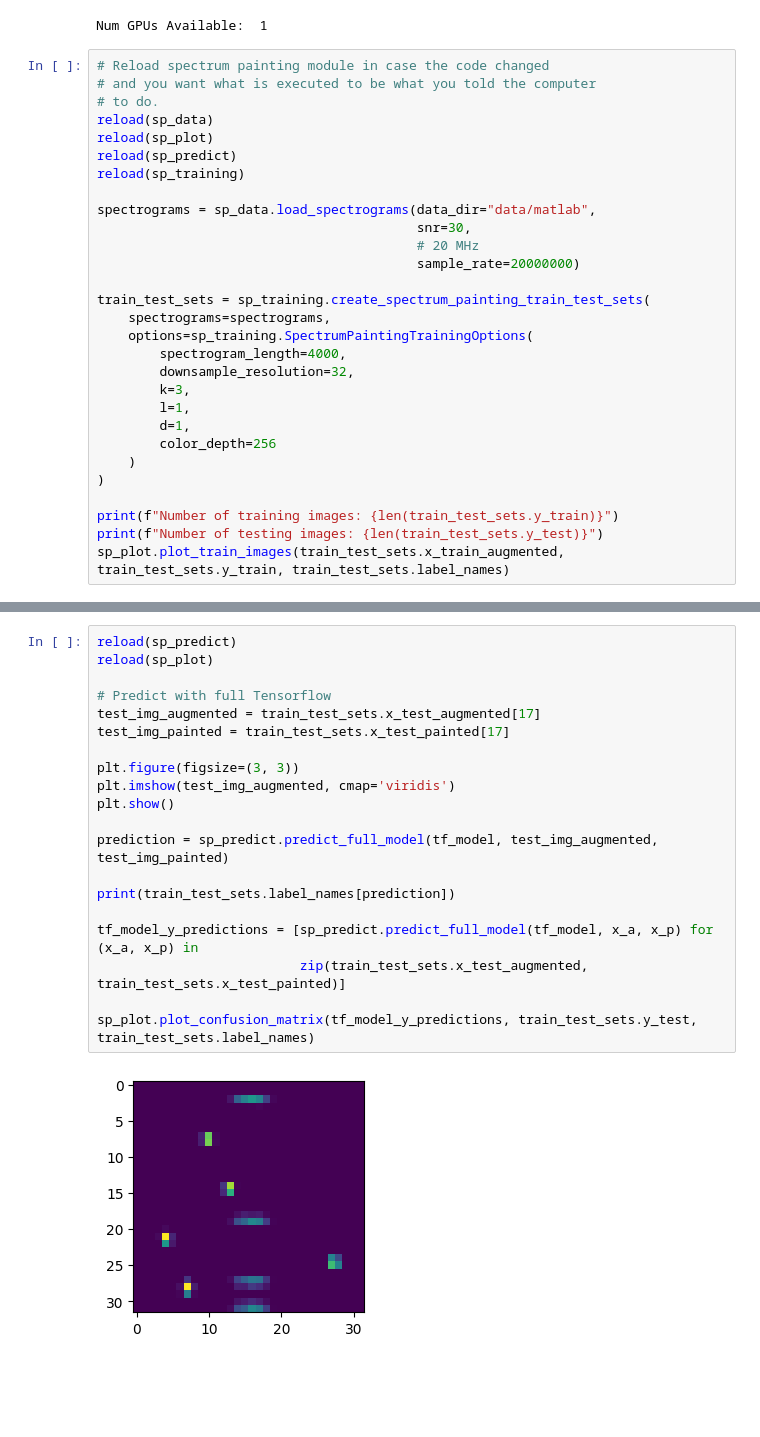
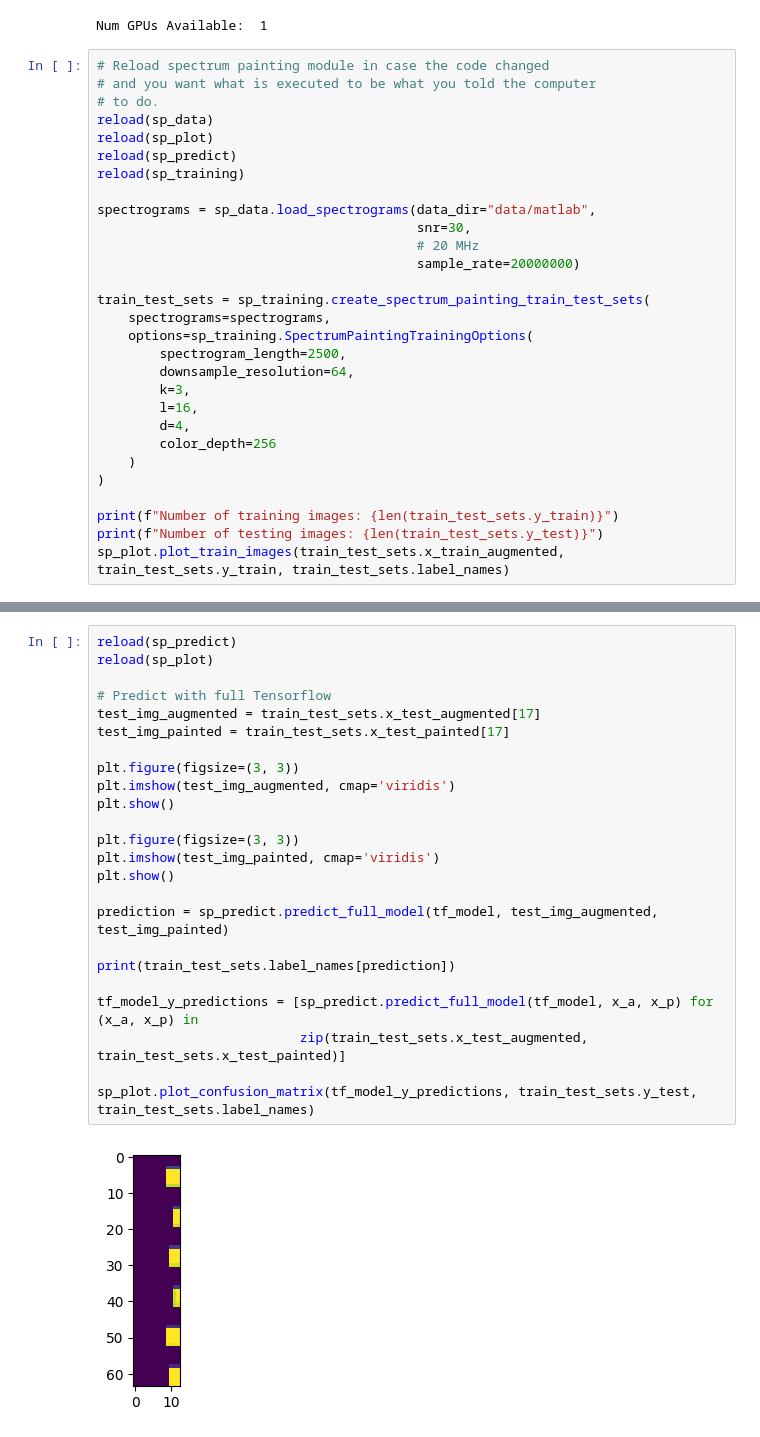
Before and after one commit to sds100/TinyMLSpectrumSensing, a Jupyter notebook: training/spectrum_painting.ipynb, the cells around one changed output, grey strips where cells are left out. Saved outputs shown, nothing was run; the diff lists cells and outputs as text; blank space fills up the shorter version.

```diff
--- a/training/spectrum_painting.ipynb
+++ b/training/spectrum_painting.ipynb
@@ -33,11 +33,11 @@ spectrograms = sp_data.load_spectrograms(data_dir="data/matlab",
 train_test_sets = sp_training.create_spectrum_painting_train_test_sets(
     spectrograms=spectrograms,
     options=sp_training.SpectrumPaintingTrainingOptions(
-        spectrogram_length=4000,
-        downsample_resolution=32,
+        spectrogram_length=2500,
+        downsample_resolution=64,
         k=3,
-        l=1,
-        d=1,
+        l=16,
+        d=4,
         color_depth=256
     )
 )
@@ -101,22 +101,26 @@ INFO:tensorflow:Assets written to: output/assets
 # %%
 reload(sp_predict)
 reload(sp_plot)
 
 # Predict with full Tensorflow
 test_img_augmented = train_test_sets.x_test_augmented[17]
 test_img_painted = train_test_sets.x_test_painted[17]
 
 plt.figure(figsize=(3, 3))
 plt.imshow(test_img_augmented, cmap='viridis')
 plt.show()
 
+plt.figure(figsize=(3, 3))
+plt.imshow(test_img_painted, cmap='viridis')
+plt.show()
+
 prediction = sp_predict.predict_full_model(tf_model, test_img_augmented, test_img_painted)
 
 print(train_test_sets.label_names[prediction])
 
 tf_model_y_predictions = [sp_predict.predict_full_model(tf_model, x_a, x_p) for (x_a, x_p) in
                           zip(train_test_sets.x_test_augmented, train_test_sets.x_test_painted)]
 
 sp_plot.plot_confusion_matrix(tf_model_y_predictions, train_test_sets.y_test, train_test_sets.label_names)
 # %% [output]
-[figure, old version]
+[figure, new version]
```
Also changed, not shown: parts of 9 cells of this notebook, 4 other files.
